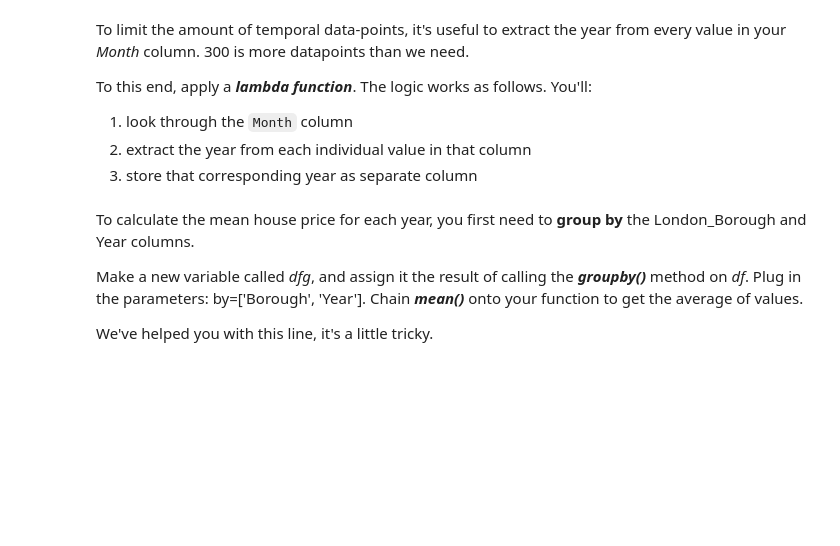
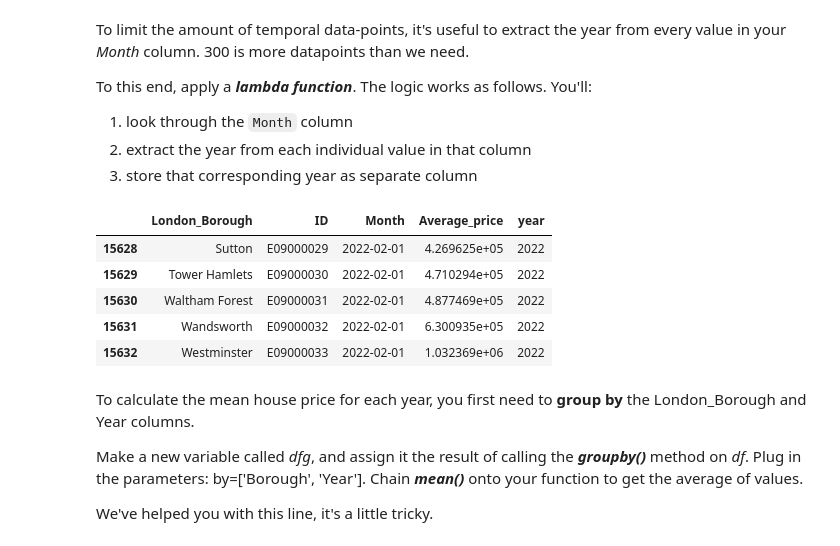
Before and after one commit to Lidan2022/Springboard, a Jupyter notebook: Unit 4 Challenge - Tier 2.ipynb, the cells around one changed output. Saved outputs shown, nothing was run; the diff lists cells and outputs as text; code cells hidden in the pictures; blank space fills up the shorter version.

```diff
--- a/Unit 4 Challenge - Tier 2.ipynb
+++ b/Unit 4 Challenge - Tier 2.ipynb
@@ -526,10 +693,17 @@ To this end, apply a ***lambda function***. The logic  works as follows. You'll:
 3. store that corresponding year as separate column
 # %%
 # Try this yourself.
-df['Year'] = df['Month'].apply(lambda t: t.year)
+df['year'] = df['Month'].apply(lambda t: t.year)
 
 # Call the tail() method on df
 df.tail()
+# %% [output]
+|  | London_Borough | ID | Month | Average_price | year |
+| 15628 | Sutton | E09000029 | 2022-02-01 | 4.269625e+05 | 2022 |
+| 15629 | Tower Hamlets | E09000030 | 2022-02-01 | 4.710294e+05 | 2022 |
+| 15630 | Waltham Forest | E09000031 | 2022-02-01 | 4.877469e+05 | 2022 |
+| 15631 | Wandsworth | E09000032 | 2022-02-01 | 6.300935e+05 | 2022 |
+| 15632 | Westminster | E09000033 | 2022-02-01 | 1.032369e+06 | 2022 |
 # %% [markdown]
 To calculate the mean house price for each year, you first need to **group by** the London_Borough and Year columns.
 
```
Also changed, not shown: parts of 41 cells of this notebook.
